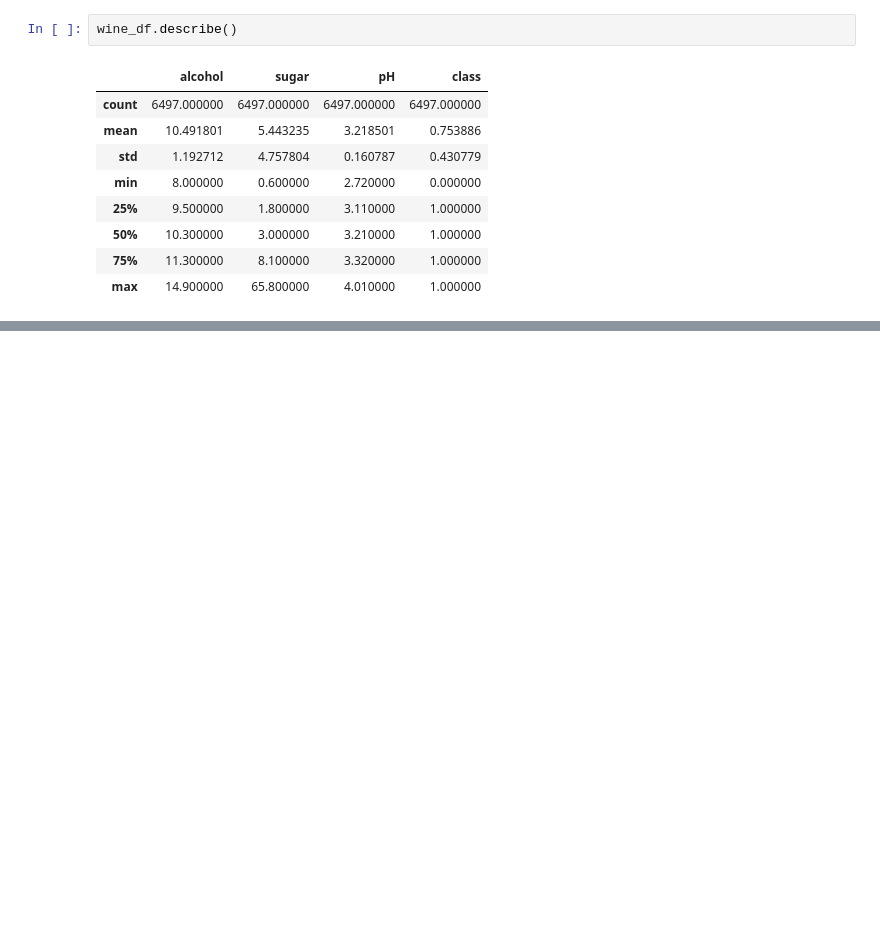
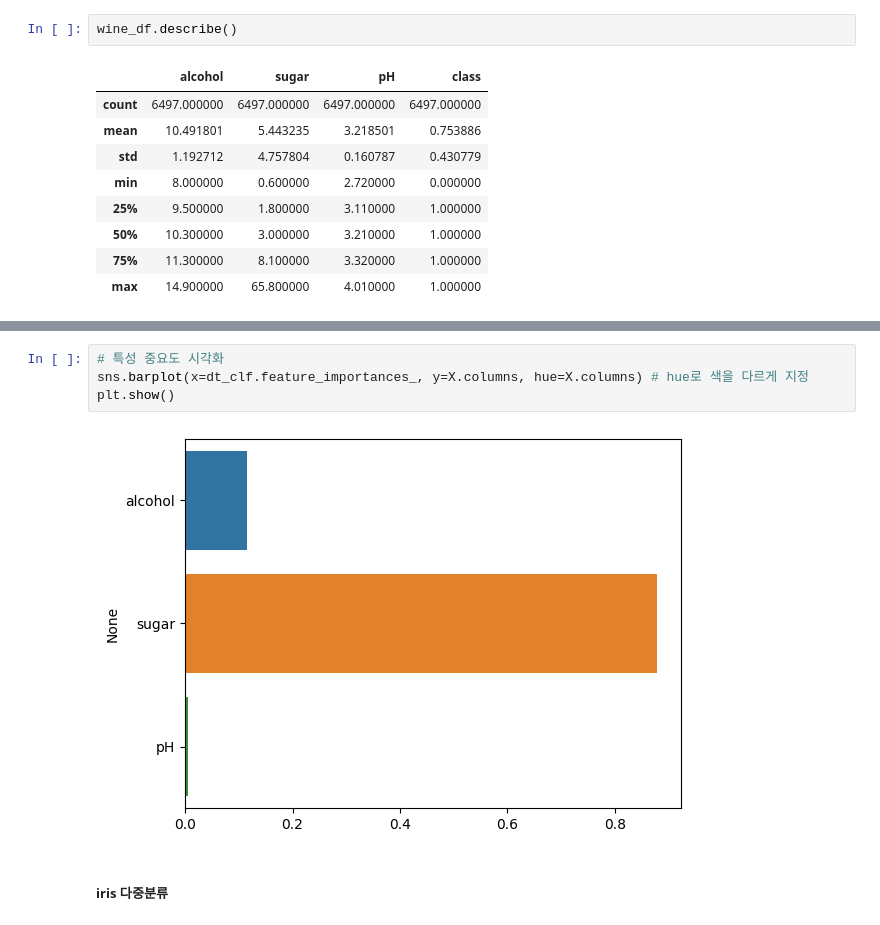
Before and after one commit to yugyeongh/encore_skn11, a Jupyter notebook: 05_ml-workspace/04_classification/02_decision_tree.ipynb, the cells around one changed output, grey strips where cells are left out. Drawn from its saved outputs; the diff is of its cells as text; blank space fills up the shorter version.

```diff
--- a/05_ml-workspace/04_classification/02_decision_tree.ipynb
+++ b/05_ml-workspace/04_classification/02_decision_tree.ipynb
@@ -163,0 +213,8 @@ Name: count, dtype: int64
+# %%
+# 특성 중요도 시각화
+sns.barplot(x=dt_clf.feature_importances_, y=X.columns, hue=X.columns) # hue로 색을 다르게 지정
+plt.show()
+# %% [output]
+[figure, added]
+# %% [markdown]
+##### iris 다중분류
```
Also changed, not shown: parts of 19 cells of this notebook, 3 other files.
